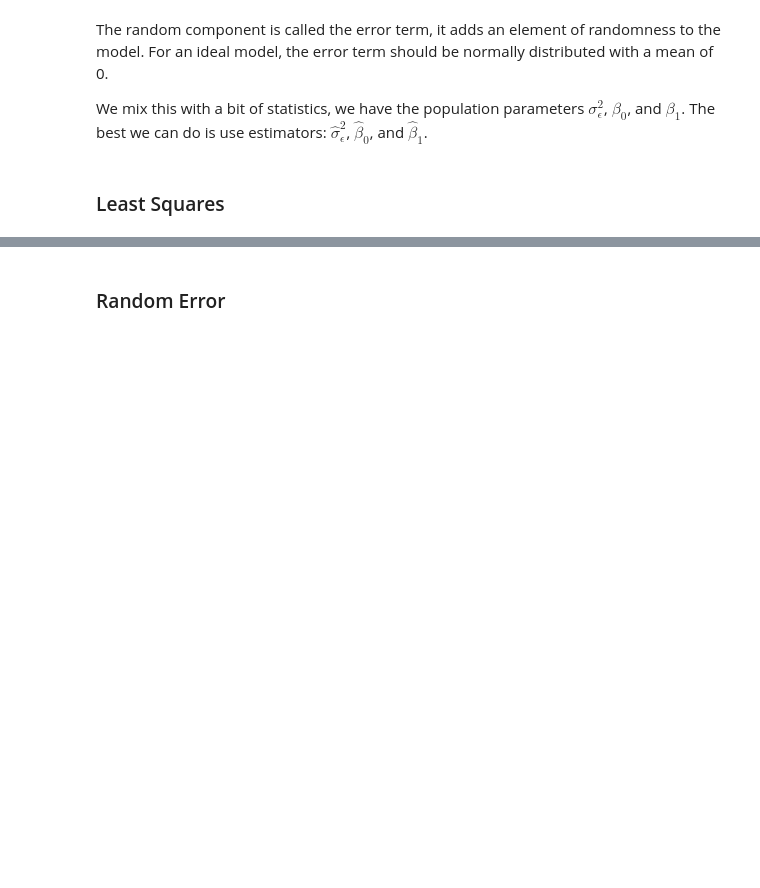
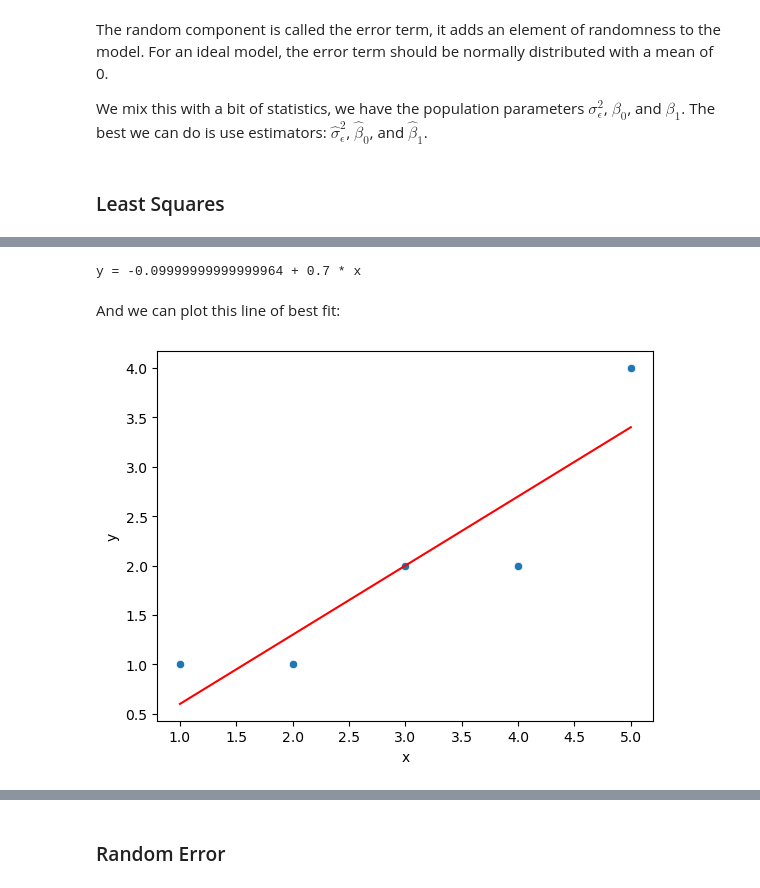
Before and after one commit to velocitatem/university-study-notes, a Jupyter notebook: content/20221231174804-simulating_and_modeling_to_understand_change_class_notes.ipynb, the cells around one changed output, grey strips where cells are left out. Saved outputs shown, nothing was run; the diff lists cells and outputs as text; code cells hidden in the pictures; blank space fills up the shorter version.

```diff
--- a/content/20221231174804-simulating_and_modeling_to_understand_change_class_notes.ipynb
+++ b/content/20221231174804-simulating_and_modeling_to_understand_change_class_notes.ipynb
@@ -546,0 +529,16 @@ Confidence in the model can be measured using the coefficient of determination (
+# %%
+beta_hat_1 = np.sum((x - x_bar) * (y - y_bar)) / np.sum((x - x_bar)**2)
+beta_hat_0 = y_bar - beta_hat_1 * x_bar
+
+print(f"y = {beta_hat_0} + {beta_hat_1} * x")
+# %% [output]
+y = -0.09999999999999964 + 0.7 * x
+# %% [markdown]
+And we can plot this line of best fit:
+# %%
+sns.scatterplot(x='x', y='y', data=df)
+plt.plot(x, beta_hat_0 + beta_hat_1 * x, color='red')
+plt.savefig('scatter_plot_with_line.png')
+print("scatter_plot_with_line.png")
+# %% [output]
+[figure, added]
```
Also changed, not shown: parts of 16 cells of this notebook, 6 other files.
